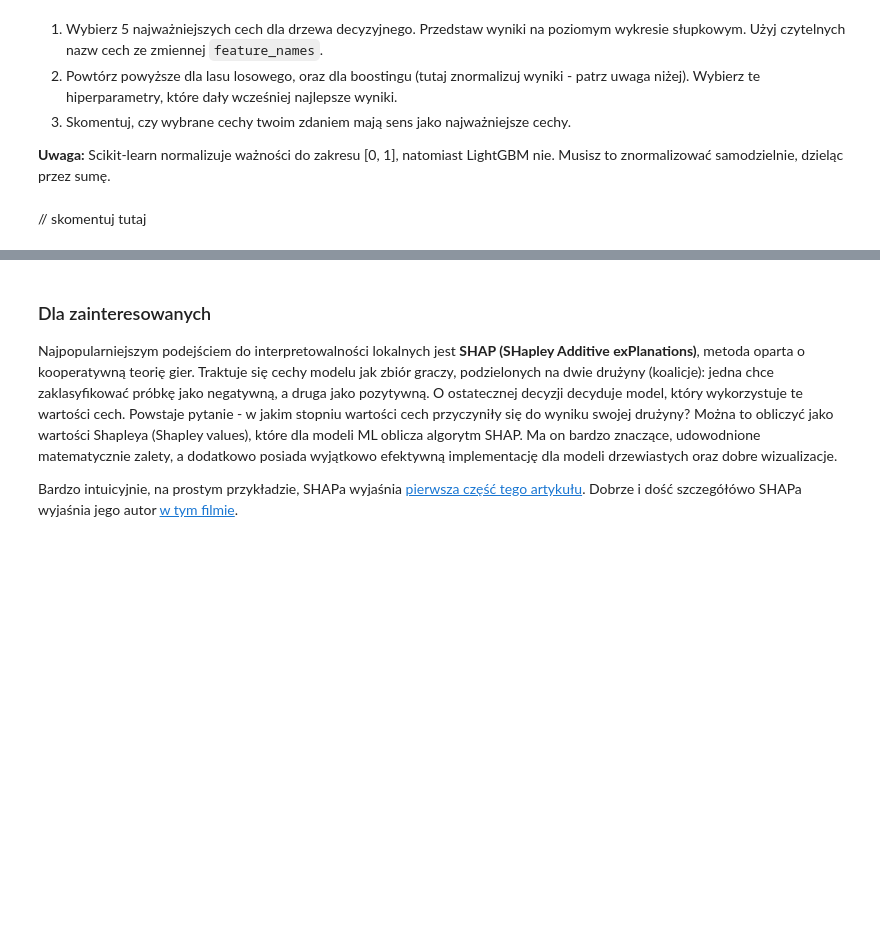
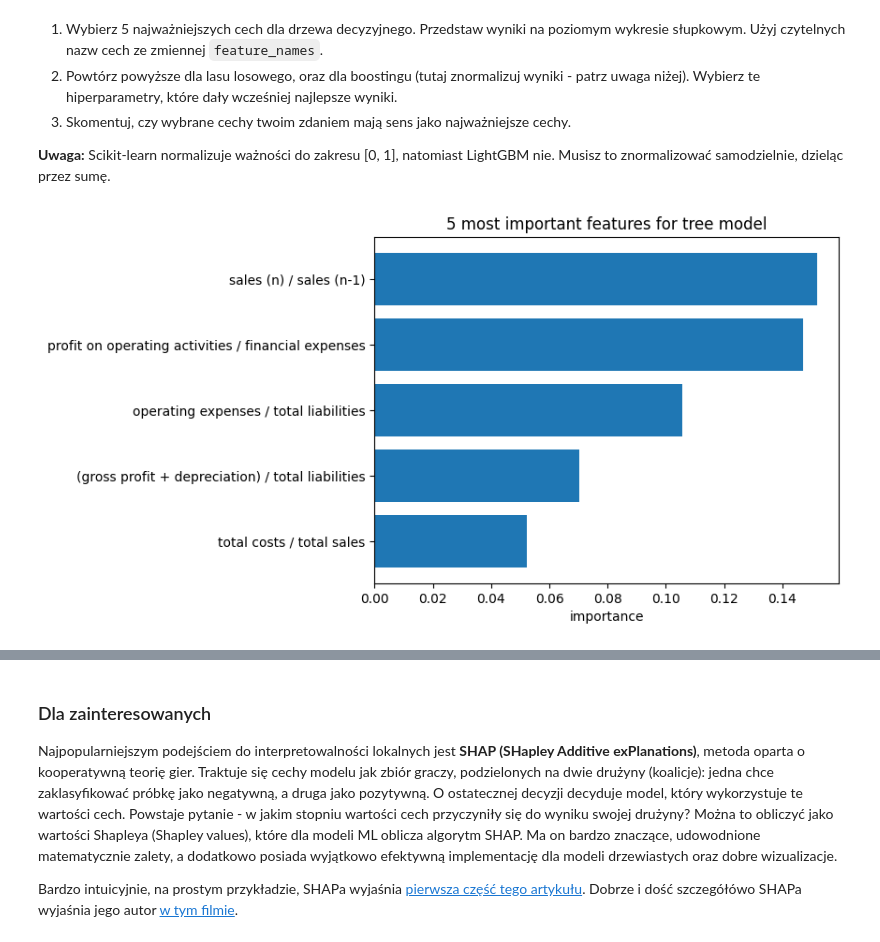
Before and after one commit to Mosder/agh, a Jupyter notebook: sem5/psi/lab2/lab_2.ipynb, the cells around one changed output, grey strips where cells are left out. Cells and saved outputs as stored; diff of their text form; code cells hidden in the pictures; blank space fills up the shorter version.

```diff
--- a/sem5/psi/lab2/lab_2.ipynb
+++ b/sem5/psi/lab2/lab_2.ipynb
@@ -316,13 +316,13 @@ from imblearn.over_sampling import SMOTE
 sm = SMOTE(random_state=0)
 X_train, y_train = sm.fit_resample(X_train, y_train)
 
-clf = DecisionTreeClassifier(criterion="entropy", random_state=0)
-clf.fit(X_train, y_train)
+model_tree = DecisionTreeClassifier(criterion="entropy", random_state=0)
+model_tree.fit(X_train, y_train)
 
 rfc = RandomForestClassifier(n_estimators=500, criterion="entropy", random_state=0, n_jobs=-1)
 rfc.fit(X_train, y_train)
 
-tree_roc = roc_auc_score(y_test, clf.predict_proba(X_test)[:, 1])
+tree_roc = roc_auc_score(y_test, model_tree.predict_proba(X_test)[:, 1])
 print(f"Tree AUROC: {tree_roc}")
 forest_roc = roc_auc_score(y_test, rfc.predict_proba(X_test)[:, 1])
 print(f"Forest AUROC: {forest_roc}")
@@ -547,2 +598,11 @@ Ze względu na powyższe, ważności cech normalizuje się często do zakresu [0
-# %% [markdown]
-// skomentuj tutaj
+# %%
+def plot_most_important_features(importances, model_name):
+    best5_indices = np.argsort(importances)[-5:]
+    plt.barh(np.array(feature_names)[best5_indices], importances[best5_indices])
+    plt.xlabel("importance")
+    plt.title(f"5 most important features for {model_name} model")
+# %%
+tree_importances = model_tree.feature_importances_
+plot_most_important_features(tree_importances, "tree")
+# %% [output]
+[figure, added]
```
Also changed, not shown: parts of 16 cells of this notebook, 1 other file.
